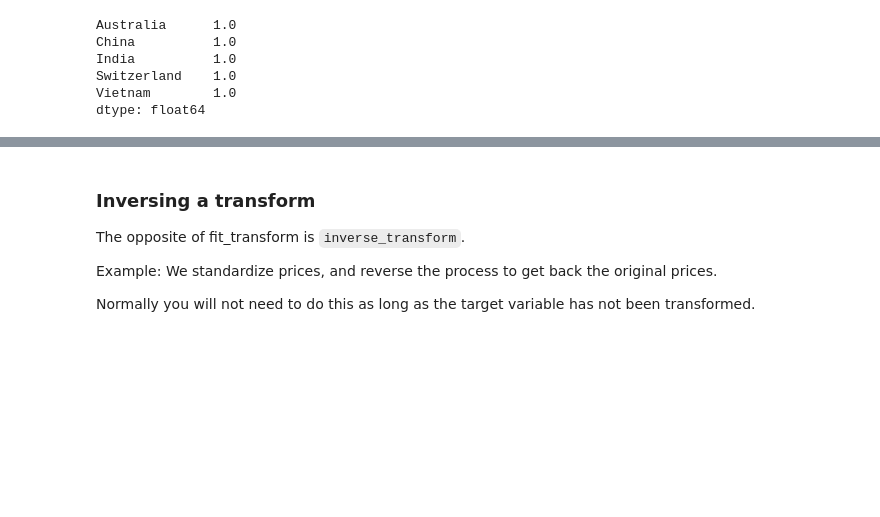
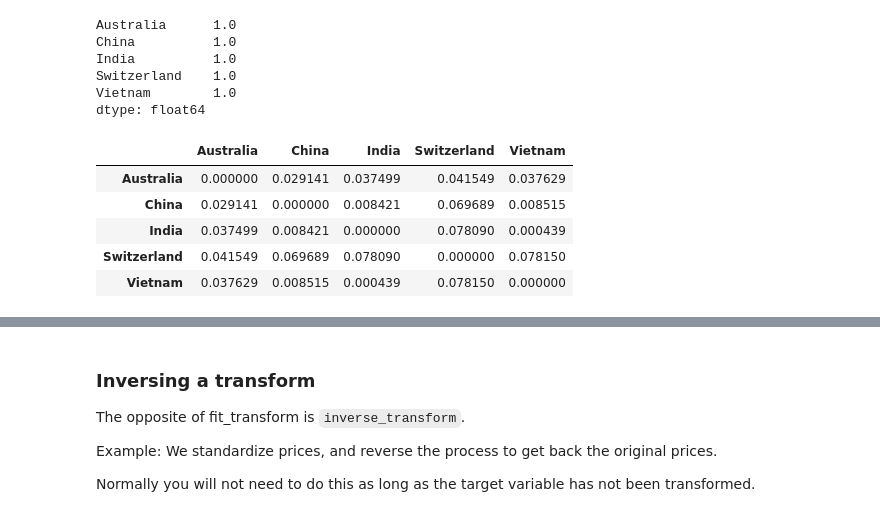
Before and after one commit to mukulpareek/ba, a Jupyter notebook: 08_Feature_Engineering.ipynb, the cells around one changed output, grey strips where cells are left out. Saved outputs shown, nothing was run; the diff lists cells and outputs as text; code cells hidden in the pictures; blank space fills up the shorter version.

```diff
--- a/08_Feature_Engineering.ipynb
+++ b/08_Feature_Engineering.ipynb
@@ -472,3 +558,14 @@ India          1.0
 Switzerland    1.0
 Vietnam        1.0
 dtype: float64
+# %%
+# Distances after L2-normalization
+from sklearn.metrics.pairwise import euclidean_distances
+pd.DataFrame(euclidean_distances(df2, df2), columns = df2.index, index = df2.index)
+# %% [output]
+|  | Australia | China | India | Switzerland | Vietnam |
+| Australia | 0.000000 | 0.029141 | 0.037499 | 0.041549 | 0.037629 |
+| China | 0.029141 | 0.000000 | 0.008421 | 0.069689 | 0.008515 |
+| India | 0.037499 | 0.008421 | 0.000000 | 0.078090 | 0.000439 |
+| Switzerland | 0.041549 | 0.069689 | 0.078090 | 0.000000 | 0.078150 |
+| Vietnam | 0.037629 | 0.008515 | 0.000439 | 0.078150 | 0.000000 |
```
Also changed, not shown: parts of 28 cells of this notebook, 10 other files.
